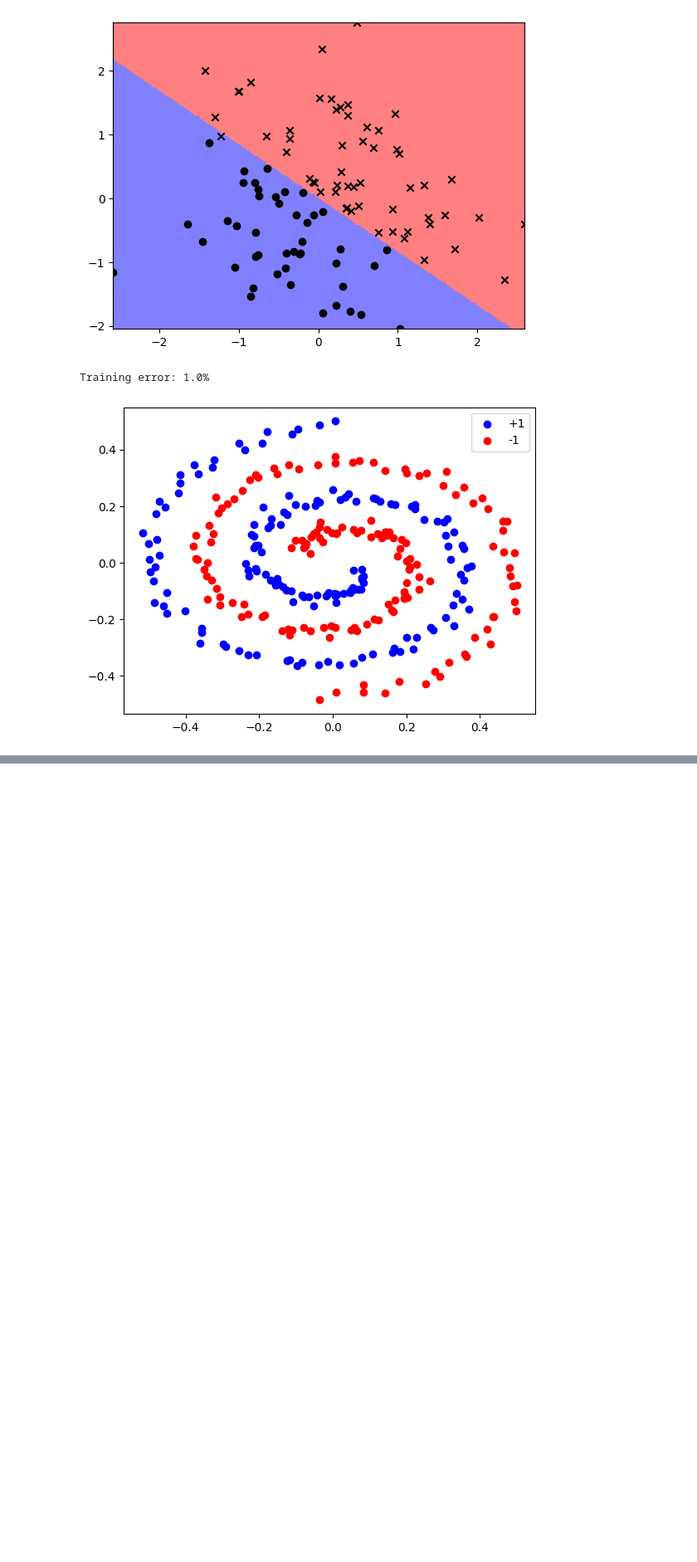
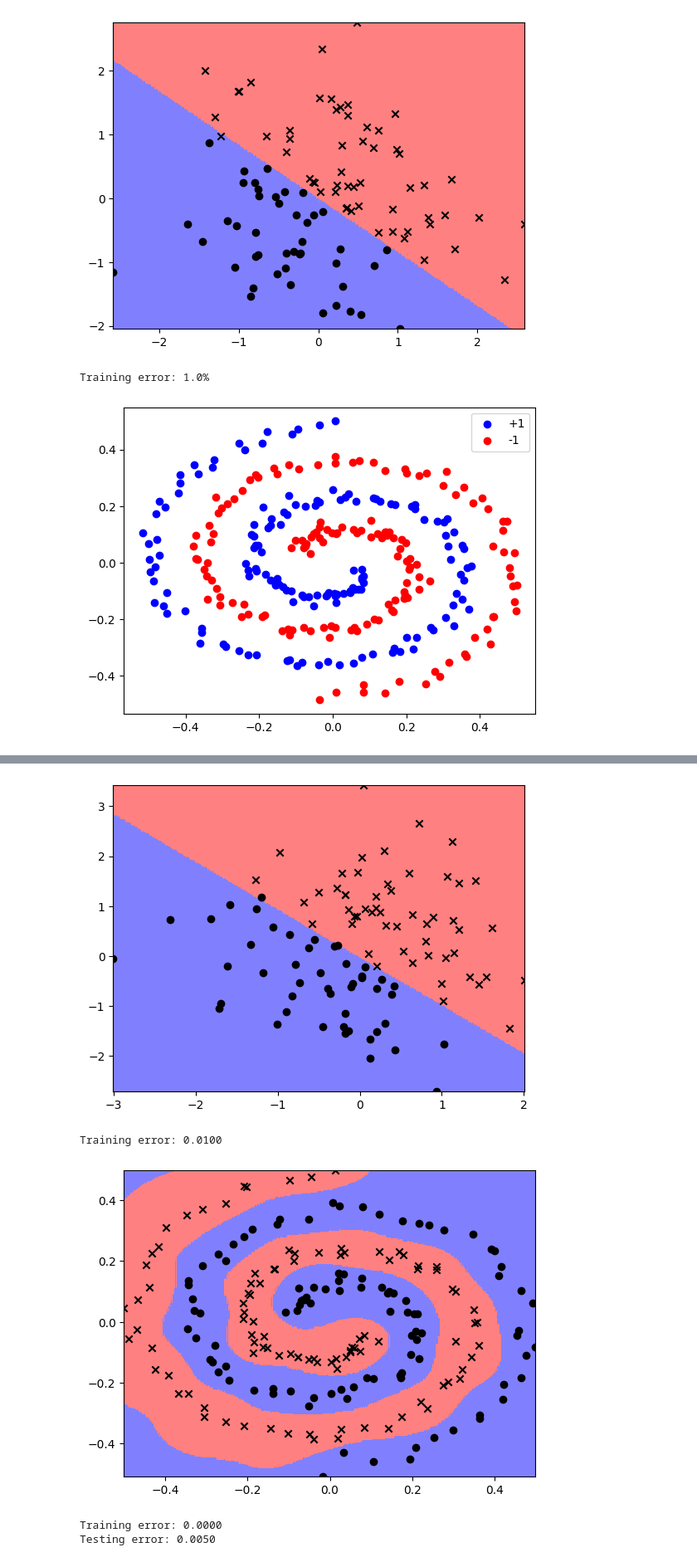
Before and after one commit to eirikbaekkelund/Applied-ML, a Jupyter notebook: cw2/cw2.ipynb, the cells around one changed output, grey strips where cells are left out. Shown at 83% size. Drawn from its saved outputs; the diff is of its cells as text; code cells hidden in the pictures; blank space fills up the shorter version.

```diff
--- a/cw2/cw2.ipynb
+++ b/cw2/cw2.ipynb
@@ -260,13 +354,50 @@ def dualSVM(xTr, yTr, kernel_type, num_epochs=1000, C=10, lmbda=0, lr=1e-3):
 
     kernel_svm = KernelizedSVM(xTr.shape[0], kernel_type, kpar=lmbda)
     optimizer = optim.SGD(kernel_svm.parameters(), lr=lr)
-    print(lower_bound_lmbad_rbf(xTr))
     K = computeK(kernel_type, xTr, xTr, kpar=lmbda)
 
-    for _ in range(num_epochs):
+    print_freq = num_epochs // 10
+
+    for epoch in range(num_epochs):
         optimizer.zero_grad()
         loss = kernelsvm_loss(kernel_svm, K, yTr, C)
+        if loss > 1e34:
+            print('Loss exploded. Stopping training.')
+            break
         loss.backward()
         optimizer.step()
+        # if epoch % print_freq == 0:
+        #     print("Epoch: %d, Loss: %f" % (epoch, loss.item()))
 
     return lambda x: kernel_svm.forward(xTr, x)
+# %%
+# linear kernel parameters that also don't blow up vvv
+xTr, yTr,  = genrandomdata()
+ktype="linear"
+svmclassify=dualSVM(xTr, yTr, kernel_type=ktype, num_epochs=1000, C=100, lmbda=0.05, lr=1e-4)
+visclassifier.visclassifier(svmclassify,xTr,yTr)
+predsTr=svmclassify(xTr)
+trainingerr=torch.mean((torch.sign(predsTr)!=yTr).float())
+
+print("Training error: %2.4f" % trainingerr)
+
+
+
+xTr,yTr,xTe,yTe=spiraldata(N=200)
+# poly kernel parameters that don't blow up vvv
+ktype="rbf"
+svmclassify=dualSVM(xTr, yTr, kernel_type=ktype, num_epochs=1000, C=100, lmbda=100, lr=1e-4)
+visclassifier.visclassifier(svmclassify,xTr,yTr)
+
+# compute training and testing error
+
+predsTr=svmclassify(xTr)
+trainingerr=torch.mean((torch.sign(predsTr)!=yTr).float())
+print("Training error: %2.4f" % trainingerr)
+print("Testing error: %2.4f" % torch.mean((torch.sign(svmclassify(xTe))!=yTe).float()))
+# %% [output]
+[figure, added]
+Training error: 0.0100
+[figure, added]
+Training error: 0.0000
+Testing error: 0.0050
```
Also changed, not shown: parts of 22 cells of this notebook.
